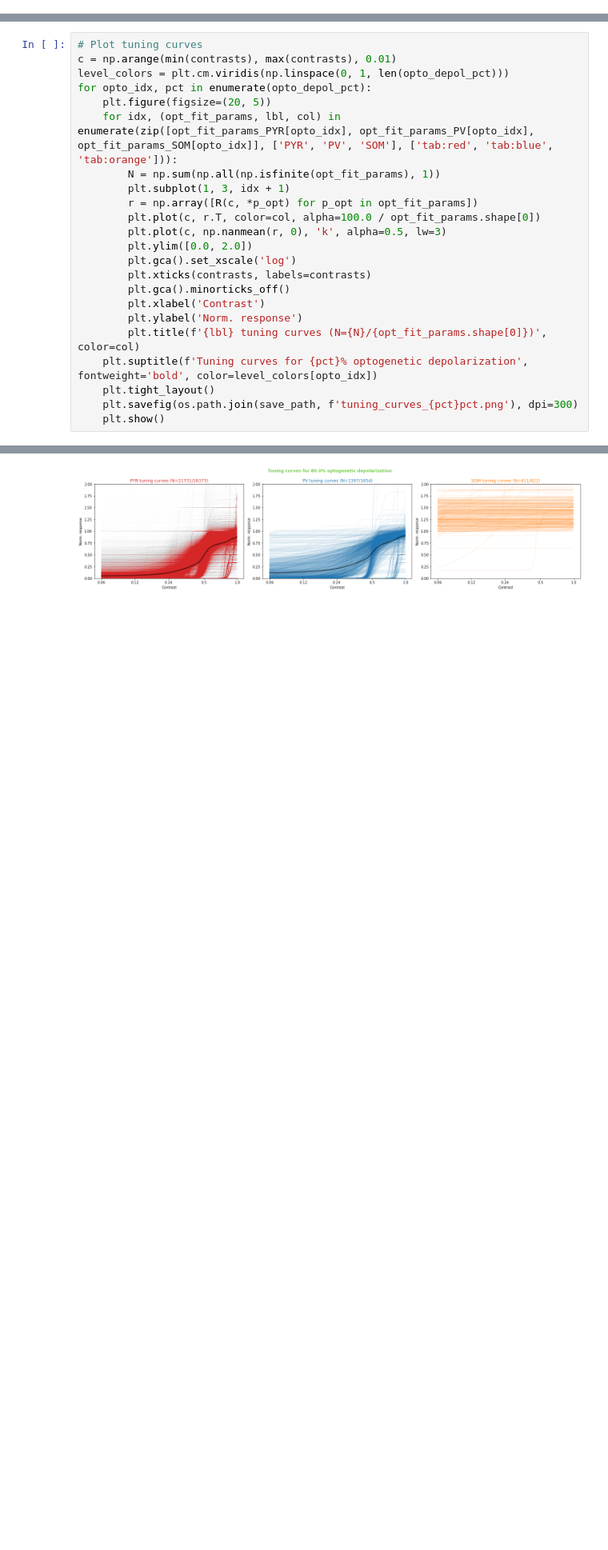
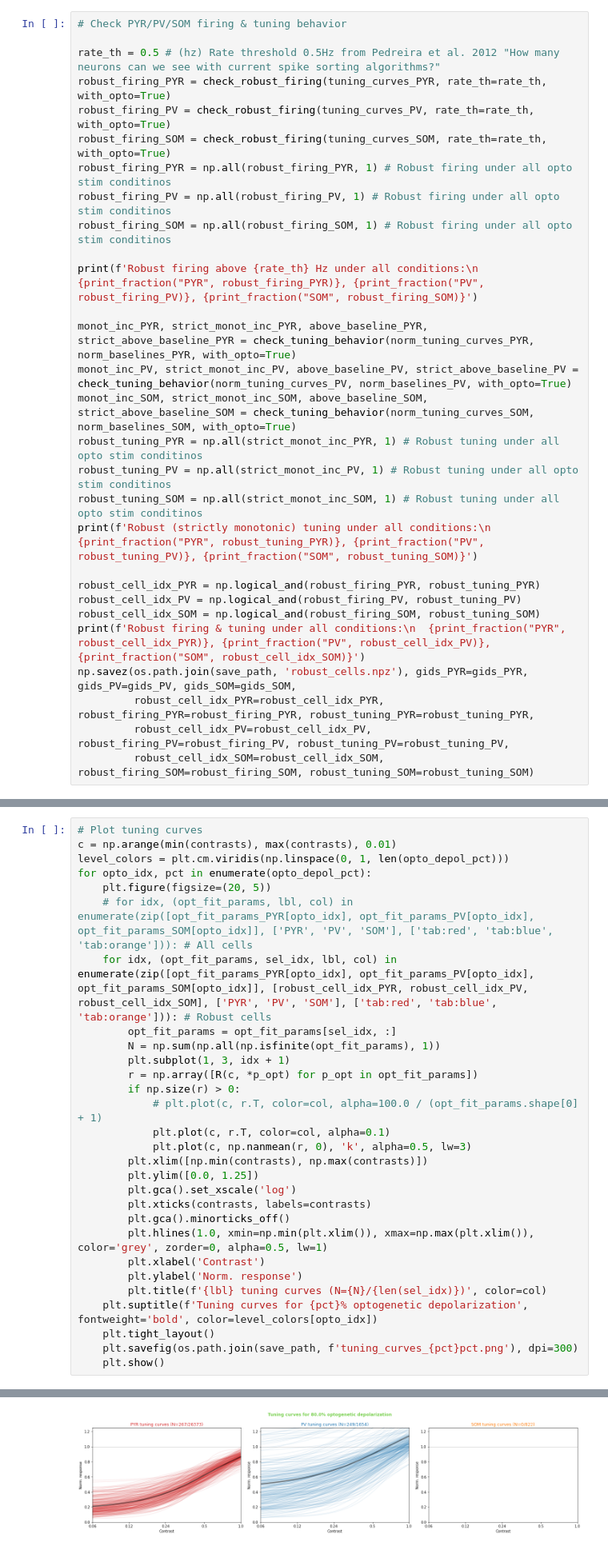
Before and after one commit to BlueBrain/sscx-analysis, a Jupyter notebook: visual_contrast/notebooks/OptoStim_Tuning_Analysis.ipynb, the cells around one changed output, grey strips where cells are left out. Shown at 80% size. Cells and saved outputs as stored; diff of their text form; blank space fills up the shorter version.

```diff
--- a/visual_contrast/notebooks/OptoStim_Tuning_Analysis.ipynb
+++ b/visual_contrast/notebooks/OptoStim_Tuning_Analysis.ipynb
@@ -401,0 +461,29 @@ monot_inc_SOM, strict_monot_inc_SOM, above_baseline_SOM, strict_above_baseline_S
+# %%
+# Check PYR/PV/SOM firing & tuning behavior
+
+rate_th = 0.5 # (hz) Rate threshold 0.5Hz from Pedreira et al. 2012 "How many neurons can we see with current spike sorting algorithms?"
+robust_firing_PYR = check_robust_firing(tuning_curves_PYR, rate_th=rate_th, with_opto=True)
+robust_firing_PV = check_robust_firing(tuning_curves_PV, rate_th=rate_th, with_opto=True)
+robust_firing_SOM = check_robust_firing(tuning_curves_SOM, rate_th=rate_th, with_opto=True)
+robust_firing_PYR = np.all(robust_firing_PYR, 1) # Robust firing under all opto stim conditinos
+robust_firing_PV = np.all(robust_firing_PV, 1) # Robust firing under all opto stim conditinos
+robust_firing_SOM = np.all(robust_firing_SOM, 1) # Robust firing under all opto stim conditinos
+
+print(f'Robust firing above {rate_th} Hz under all conditions:\n  {print_fraction("PYR", robust_firing_PYR)}, {print_fraction("PV", robust_firing_PV)}, {print_fraction("SOM", robust_firing_SOM)}')
+
+monot_inc_PYR, strict_monot_inc_PYR, above_baseline_PYR, strict_above_baseline_PYR = check_tuning_behavior(norm_tuning_curves_PYR, norm_baselines_PYR, with_opto=True)
+monot_inc_PV, strict_monot_inc_PV, above_baseline_PV, strict_above_baseline_PV = check_tuning_behavior(norm_tuning_curves_PV, norm_baselines_PV, with_opto=True)
+monot_inc_SOM, strict_monot_inc_SOM, above_baseline_SOM, strict_above_baseline_SOM = check_tuning_behavior(norm_tuning_curves_SOM, norm_baselines_SOM, with_opto=True)
+robust_tuning_PYR = np.all(strict_monot_inc_PYR, 1) # Robust tuning under all opto stim conditinos
+robust_tuning_PV = np.all(strict_monot_inc_PV, 1) # Robust tuning under all opto stim conditinos
+robust_tuning_SOM = np.all(strict_monot_inc_SOM, 1) # Robust tuning under all opto stim conditinos
+print(f'Robust (strictly monotonic) tuning under all conditions:\n  {print_fraction("PYR", robust_tuning_PYR)}, {print_fraction("PV", robust_tuning_PV)}, {print_fraction("SOM", robust_tuning_SOM)}')
+
+robust_cell_idx_PYR = np.logical_and(robust_firing_PYR, robust_tuning_PYR)
+robust_cell_idx_PV = np.logical_and(robust_firing_PV, robust_tuning_PV)
+robust_cell_idx_SOM = np.logical_and(robust_firing_SOM, robust_tuning_SOM)
+print(f'Robust firing & tuning under all conditions:\n  {print_fraction("PYR", robust_cell_idx_PYR)}, {print_fraction("PV", robust_cell_idx_PV)}, {print_fraction("SOM", robust_cell_idx_SOM)}')
+np.savez(os.path.join(save_path, 'robust_cells.npz'), gids_PYR=gids_PYR, gids_PV=gids_PV, gids_SOM=gids_SOM,
+         robust_cell_idx_PYR=robust_cell_idx_PYR, robust_firing_PYR=robust_firing_PYR, robust_tuning_PYR=robust_tuning_PYR,
+         robust_cell_idx_PV=robust_cell_idx_PV, robust_firing_PV=robust_firing_PV, robust_tuning_PV=robust_tuning_PV,
+         robust_cell_idx_SOM=robust_cell_idx_SOM, robust_firing_SOM=robust_firing_SOM, robust_tuning_SOM=robust_tuning_SOM)
@@ -687,19 +834,25 @@ c = np.arange(min(contrasts), max(contrasts), 0.01)
 level_colors = plt.cm.viridis(np.linspace(0, 1, len(opto_depol_pct)))
 for opto_idx, pct in enumerate(opto_depol_pct):
     plt.figure(figsize=(20, 5))
-    for idx, (opt_fit_params, lbl, col) in enumerate(zip([opt_fit_params_PYR[opto_idx], opt_fit_params_PV[opto_idx], opt_fit_params_SOM[opto_idx]], ['PYR', 'PV', 'SOM'], ['tab:red', 'tab:blue', 'tab:orange'])):
+    # for idx, (opt_fit_params, lbl, col) in enumerate(zip([opt_fit_params_PYR[opto_idx], opt_fit_params_PV[opto_idx], opt_fit_params_SOM[opto_idx]], ['PYR', 'PV', 'SOM'], ['tab:red', 'tab:blue', 'tab:orange'])): # All cells
+    for idx, (opt_fit_params, sel_idx, lbl, col) in enumerate(zip([opt_fit_params_PYR[opto_idx], opt_fit_params_PV[opto_idx], opt_fit_params_SOM[opto_idx]], [robust_cell_idx_PYR, robust_cell_idx_PV, robust_cell_idx_SOM], ['PYR', 'PV', 'SOM'], ['tab:red', 'tab:blue', 'tab:orange'])): # Robust cells
+        opt_fit_params = opt_fit_params[sel_idx, :]
         N = np.sum(np.all(np.isfinite(opt_fit_params), 1))
         plt.subplot(1, 3, idx + 1)
         r = np.array([R(c, *p_opt) for p_opt in opt_fit_params])
-        plt.plot(c, r.T, color=col, alpha=100.0 / opt_fit_params.shape[0])
-        plt.plot(c, np.nanmean(r, 0), 'k', alpha=0.5, lw=3)
-        plt.ylim([0.0, 2.0])
+        if np.size(r) > 0:
+            # plt.plot(c, r.T, color=col, alpha=100.0 / (opt_fit_params.shape[0] + 1)
+            plt.plot(c, r.T, color=col, alpha=0.1)
+            plt.plot(c, np.nanmean(r, 0), 'k', alpha=0.5, lw=3)
+        plt.xlim([np.min(contrasts), np.max(contrasts)])
+        plt.ylim([0.0, 1.25])
         plt.gca().set_xscale('log')
         plt.xticks(contrasts, labels=contrasts)
         plt.gca().minorticks_off()
+        plt.hlines(1.0, xmin=np.min(plt.xlim()), xmax=np.max(plt.xlim()), color='grey', zorder=0, alpha=0.5, lw=1)
         plt.xlabel('Contrast')
         plt.ylabel('Norm. response')
-        plt.title(f'{lbl} tuning curves (N={N}/{opt_fit_params.shape[0]})', color=col)
+        plt.title(f'{lbl} tuning curves (N={N}/{len(sel_idx)})', color=col)
     plt.suptitle(f'Tuning curves for {pct}% optogenetic depolarization', fontweight='bold', color=level_colors[opto_idx])
     plt.tight_layout()
     plt.savefig(os.path.join(save_path, f'tuning_curves_{pct}pct.png'), dpi=300)
@@ -712 +865 @@ for opto_idx, pct in enumerate(opto_depol_pct):
-[figure, old version]
+[figure, new version]
```
Also changed, not shown: parts of 16 cells of this notebook.
